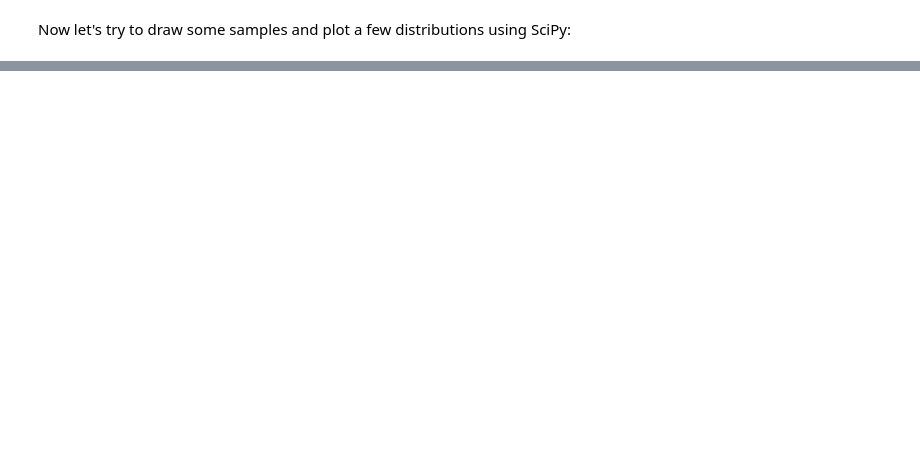
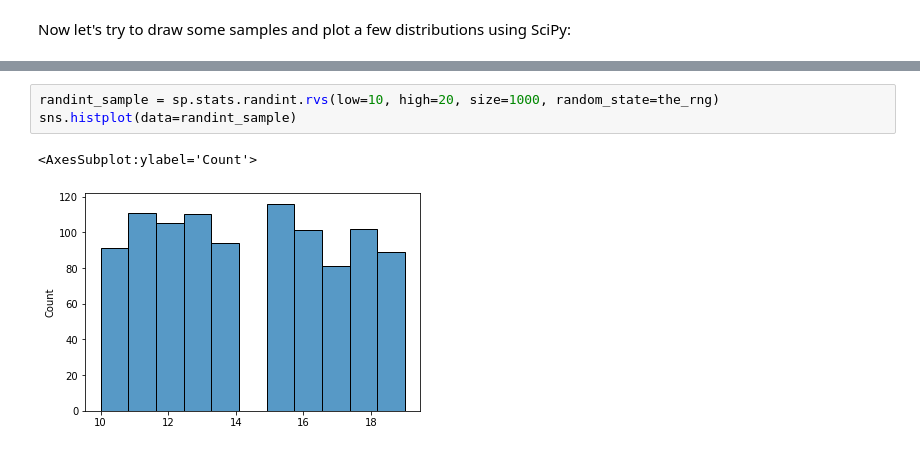
Before and after one commit to curtywang/ee5020-notes-fa22, a Jupyter notebook: day04_soln/analysis_modeling_dists.ipynb, the cells around one changed output, grey strips where cells are left out. Drawn from its saved outputs; the diff is of its cells as text; blank space fills up the shorter version.

```diff
--- a/day04_soln/analysis_modeling_dists.ipynb
+++ b/day04_soln/analysis_modeling_dists.ipynb
@@ -39,0 +68,6 @@ Now let's try to draw some samples and plot a few distributions using SciPy:
+# %%
+randint_sample = sp.stats.randint.rvs(low=10, high=20, size=1000, random_state=the_rng)
+sns.histplot(data=randint_sample)
+# %% [output]
+<AxesSubplot:ylabel='Count'>
+[figure, added]
```
Also changed, not shown: parts of 21 cells of this notebook, 2 other files.
